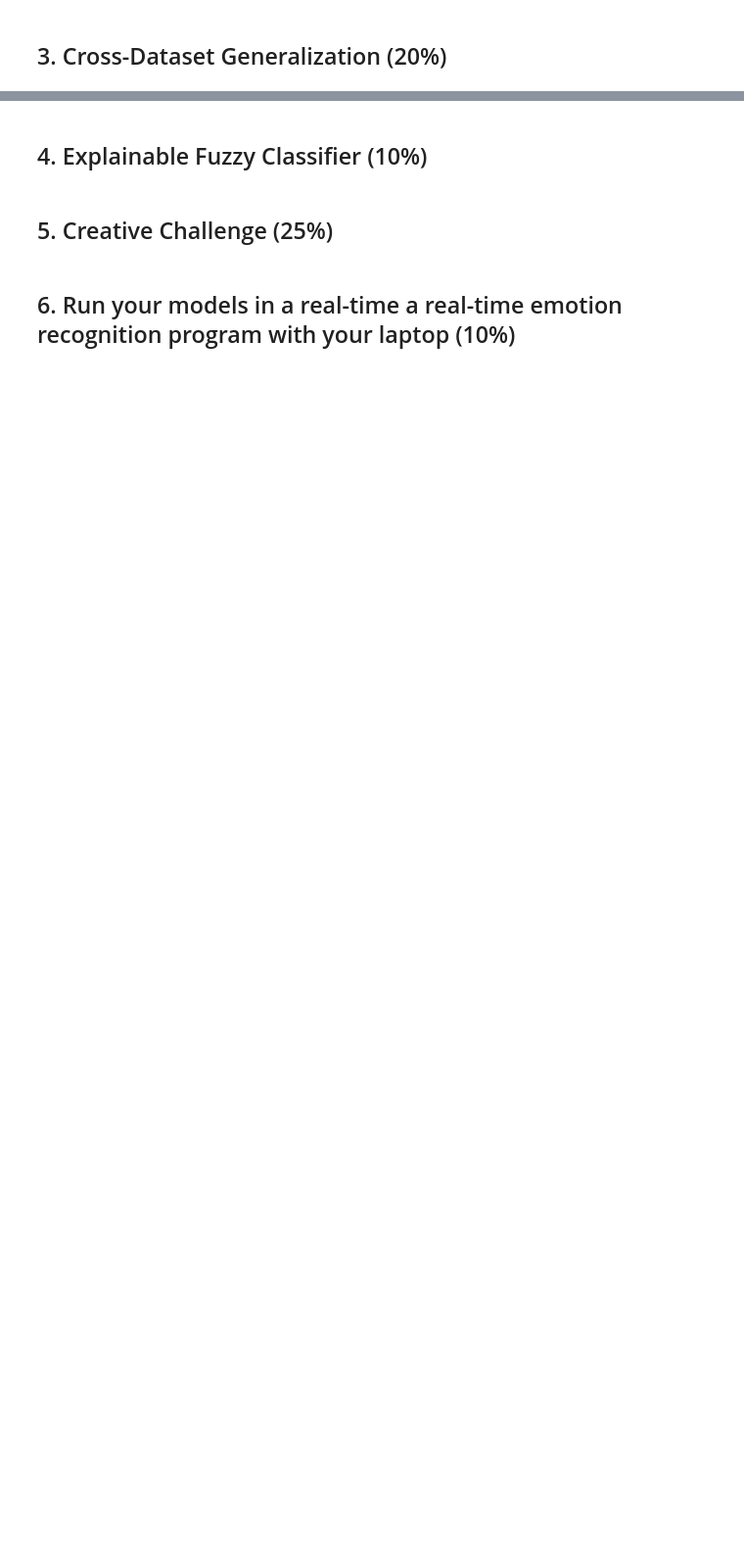
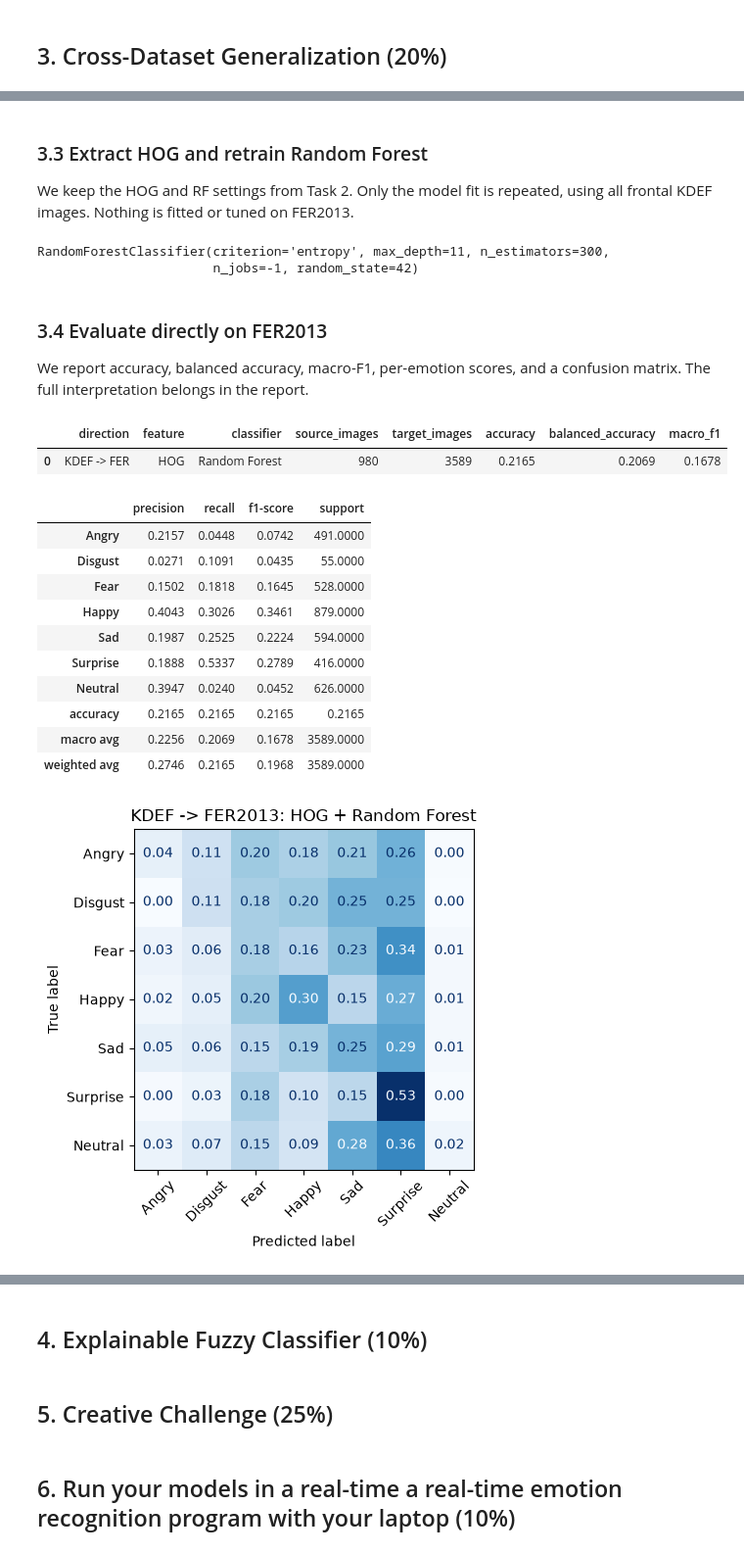
Before and after one commit to dhafinrizaldi/emotion-detection, a Jupyter notebook: emotion_detection_group11.ipynb, the cells around one changed output, grey strips where cells are left out. Shown at 98% size. Cells and saved outputs as stored; diff of their text form; code cells hidden in the pictures; blank space fills up the shorter version.

```diff
--- a/emotion_detection_group11.ipynb
+++ b/emotion_detection_group11.ipynb
@@ -973,0 +981,52 @@ Random Forest is therefore the best observed **test performer**, whereas Logisti
+# %% [markdown]
+### 3.3 Extract HOG and retrain Random Forest
+We keep the HOG and RF settings from Task 2. Only the model fit is repeated,
+using all frontal KDEF images. Nothing is fitted or tuned on FER2013.
+# %%
+t3_X_kdef = np.stack([hog(image, **T3_HOG) for image in t3_kdef_images]).astype(np.float32)
+t3_X_fer = np.stack([hog(image, **T3_HOG) for image in t3_fer_images]).astype(np.float32)
+assert t3_X_kdef.shape == (980, 900) and t3_X_fer.shape == (3589, 900)
+assert np.isfinite(t3_X_kdef).all() and np.isfinite(t3_X_fer).all()
+t3_model = clone(t3_source_bundle['classifier'])
+t3_model.fit(t3_X_kdef, t3_kdef_y)
+print(t3_model)
+# %% [output]
+RandomForestClassifier(criterion='entropy', max_depth=11, n_estimators=300,
+                       n_jobs=-1, random_state=42)
+# %% [markdown]
+### 3.4 Evaluate directly on FER2013
+We report accuracy, balanced accuracy, macro-F1, per-emotion scores, and a
+confusion matrix. The full interpretation belongs in the report.
+# %%
+t3_pred = t3_model.predict(t3_X_fer)
+t3_metrics = {'accuracy': accuracy_score(t3_fer_y, t3_pred),
+    'balanced_accuracy': balanced_accuracy_score(t3_fer_y, t3_pred),
+    'macro_f1': f1_score(t3_fer_y, t3_pred, labels=T3_LABELS, average='macro', zero_division=0)}
+t3_results = pd.DataFrame([{'direction': 'KDEF -> FER', 'feature': 'HOG',
+    'classifier': 'Random Forest', 'source_images': 980, 'target_images': 3589, **t3_metrics}])
+display(t3_results.round(4))
+t3_report = pd.DataFrame(classification_report(t3_fer_y, t3_pred, labels=T3_LABELS,
+    target_names=T3_NAMES, output_dict=True, zero_division=0)).T
+display(t3_report.round(4))
+ConfusionMatrixDisplay.from_predictions(t3_fer_y, t3_pred, labels=T3_LABELS,
+    display_labels=T3_NAMES, normalize='true', values_format='.2f', cmap='Blues',
+    xticks_rotation=45, colorbar=False)
+plt.title('KDEF -> FER2013: HOG + Random Forest')
+plt.tight_layout()
+plt.savefig(T3_OUT / 'kdef_to_fer_confusion_matrix.png', dpi=180, bbox_inches='tight')
+plt.show()
+# %% [output]
+|  | direction | feature | classifier | source_images | target_images | accuracy | balanced_accuracy | macro_f1 |
+| 0 | KDEF -> FER | HOG | Random Forest | 980 | 3589 | 0.2165 | 0.2069 | 0.1678 |
+|  | precision | recall | f1-score | support |
+| Angry | 0.2157 | 0.0448 | 0.0742 | 491.0000 |
+| Disgust | 0.0271 | 0.1091 | 0.0435 | 55.0000 |
+| Fear | 0.1502 | 0.1818 | 0.1645 | 528.0000 |
+| Happy | 0.4043 | 0.3026 | 0.3461 | 879.0000 |
+| Sad | 0.1987 | 0.2525 | 0.2224 | 594.0000 |
+| Surprise | 0.1888 | 0.5337 | 0.2789 | 416.0000 |
+| Neutral | 0.3947 | 0.0240 | 0.0452 | 626.0000 |
+| accuracy | 0.2165 | 0.2165 | 0.2165 | 0.2165 |
+| macro avg | 0.2256 | 0.2069 | 0.1678 | 3589.0000 |
+| weighted avg | 0.2746 | 0.2165 | 0.1968 | 3589.0000 |
+[figure, added]
```
Also changed, not shown: parts of 17 cells of this notebook, 19 other files.
